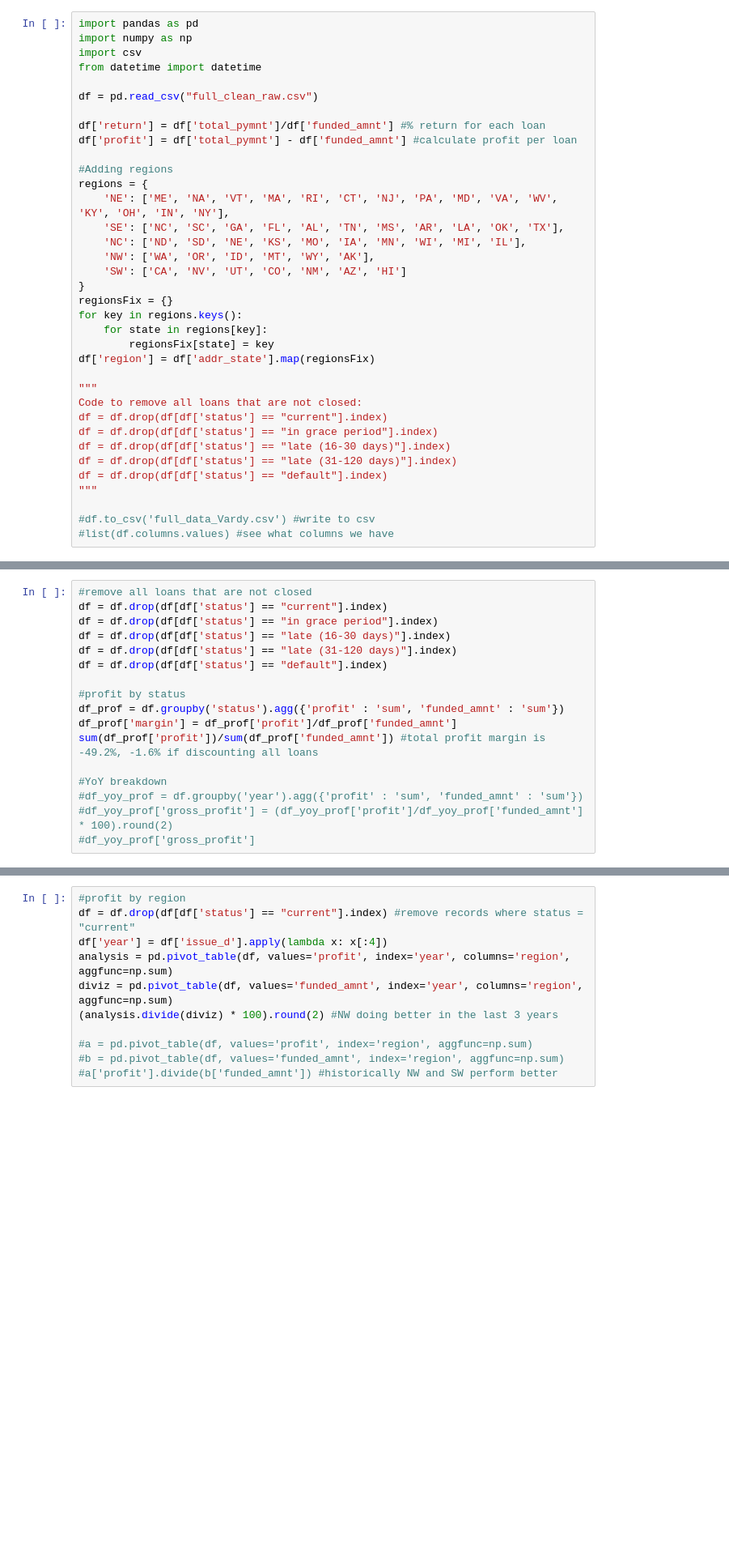
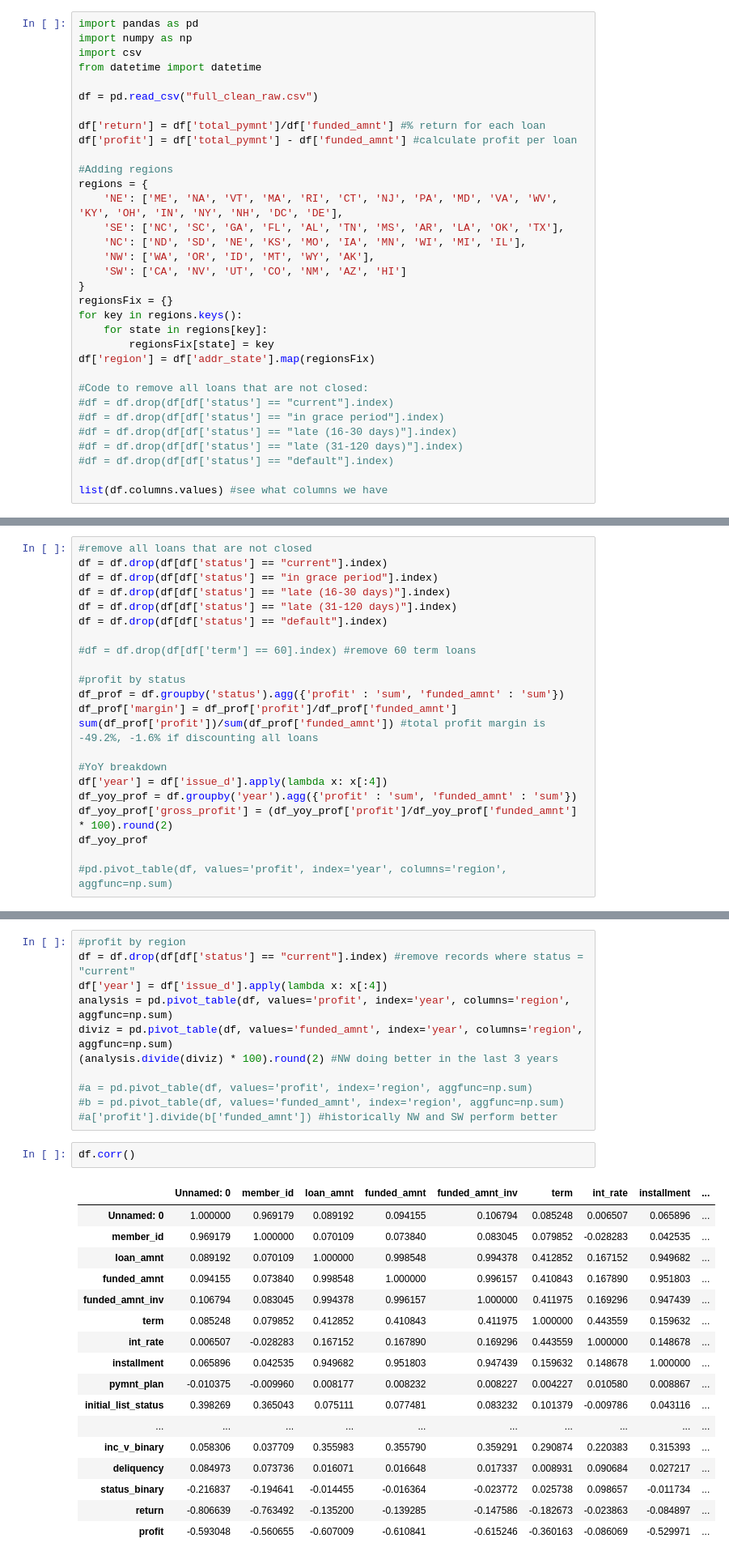
Before and after one commit to jks1995/Bootcamp-Project, a Jupyter notebook: data_Sandbox.ipynb, the cells around one changed output, grey strips where cells are left out. Shown: that part at 81% size. Drawn from its saved outputs; the diff is of its cells as text; blank space fills up the shorter version.

Commit message:
Final Data Sandbox
The most up to date file in case anyone wants to use it as a reference later

```diff
--- a/data_Sandbox.ipynb
+++ b/data_Sandbox.ipynb
@@ -11,7 +11,7 @@ df['profit'] = df['total_pymnt'] - df['funded_amnt'] #calculate profit per loan
 
 #Adding regions
 regions = {
-    'NE': ['ME', 'NA', 'VT', 'MA', 'RI', 'CT', 'NJ', 'PA', 'MD', 'VA', 'WV', 'KY', 'OH', 'IN', 'NY'],
+    'NE': ['ME', 'NA', 'VT', 'MA', 'RI', 'CT', 'NJ', 'PA', 'MD', 'VA', 'WV', 'KY', 'OH', 'IN', 'NY', 'NH', 'DC', 'DE'],
     'SE': ['NC', 'SC', 'GA', 'FL', 'AL', 'TN', 'MS', 'AR', 'LA', 'OK', 'TX'],
     'NC': ['ND', 'SD', 'NE', 'KS', 'MO', 'IA', 'MN', 'WI', 'MI', 'IL'],
     'NW': ['WA', 'OR', 'ID', 'MT', 'WY', 'AK'],
@@ -23,14 +23,11 @@ for key in regions.keys():
         regionsFix[state] = key
 df['region'] = df['addr_state'].map(regionsFix)
 
-"""
-Code to remove all loans that are not closed:
-df = df.drop(df[df['status'] == "current"].index)
-df = df.drop(df[df['status'] == "in grace period"].index)
-df = df.drop(df[df['status'] == "late (16-30 days)"].index)
-df = df.drop(df[df['status'] == "late (31-120 days)"].index)
-df = df.drop(df[df['status'] == "default"].index)
-"""
+#Code to remove all loans that are not closed:
+#df = df.drop(df[df['status'] == "current"].index)
+#df = df.drop(df[df['status'] == "in grace period"].index)
+#df = df.drop(df[df['status'] == "late (16-30 days)"].index)
+#df = df.drop(df[df['status'] == "late (31-120 days)"].index)
+#df = df.drop(df[df['status'] == "default"].index)
 
-#df.to_csv('full_data_Vardy.csv') #write to csv
-#list(df.columns.values) #see what columns we have
+list(df.columns.values) #see what columns we have
@@ -72,15 +87,20 @@ df = df.drop(df[df['status'] == "late (16-30 days)"].index)
 df = df.drop(df[df['status'] == "late (31-120 days)"].index)
 df = df.drop(df[df['status'] == "default"].index)
 
+#df = df.drop(df[df['term'] == 60].index) #remove 60 term loans
+
 #profit by status
 df_prof = df.groupby('status').agg({'profit' : 'sum', 'funded_amnt' : 'sum'})
 df_prof['margin'] = df_prof['profit']/df_prof['funded_amnt']
 sum(df_prof['profit'])/sum(df_prof['funded_amnt']) #total profit margin is -49.2%, -1.6% if discounting all loans
 
 #YoY breakdown
-#df_yoy_prof = df.groupby('year').agg({'profit' : 'sum', 'funded_amnt' : 'sum'})
-#df_yoy_prof['gross_profit'] = (df_yoy_prof['profit']/df_yoy_prof['funded_amnt'] * 100).round(2)
-#df_yoy_prof['gross_profit']
+df['year'] = df['issue_d'].apply(lambda x: x[:4])
+df_yoy_prof = df.groupby('year').agg({'profit' : 'sum', 'funded_amnt' : 'sum'})
+df_yoy_prof['gross_profit'] = (df_yoy_prof['profit']/df_yoy_prof['funded_amnt'] * 100).round(2)
+df_yoy_prof
+
+#pd.pivot_table(df, values='profit', index='year', columns='region', aggfunc=np.sum)
 # %%
 #profit by year
 df = df.drop(df[df['status'] == "current"].index) #remove records where status = "current"
@@ -105,3 +125,23 @@ diviz = pd.pivot_table(df, values='funded_amnt', index='year', columns='region',
 #a = pd.pivot_table(df, values='profit', index='region', aggfunc=np.sum)
 #b = pd.pivot_table(df, values='funded_amnt', index='region', aggfunc=np.sum)
 #a['profit'].divide(b['funded_amnt']) #historically NW and SW perform better
+# %%
+df.corr()
+# %% [output]
+|  | Unnamed: 0 | member_id | loan_amnt | funded_amnt | funded_amnt_inv | term | int_rate | installment | ... |
+| Unnamed: 0 | 1.000000 | 0.969179 | 0.089192 | 0.094155 | 0.106794 | 0.085248 | 0.006507 | 0.065896 | ... |
+| member_id | 0.969179 | 1.000000 | 0.070109 | 0.073840 | 0.083045 | 0.079852 | -0.028283 | 0.042535 | ... |
+| loan_amnt | 0.089192 | 0.070109 | 1.000000 | 0.998548 | 0.994378 | 0.412852 | 0.167152 | 0.949682 | ... |
+| funded_amnt | 0.094155 | 0.073840 | 0.998548 | 1.000000 | 0.996157 | 0.410843 | 0.167890 | 0.951803 | ... |
+| funded_amnt_inv | 0.106794 | 0.083045 | 0.994378 | 0.996157 | 1.000000 | 0.411975 | 0.169296 | 0.947439 | ... |
+| term | 0.085248 | 0.079852 | 0.412852 | 0.410843 | 0.411975 | 1.000000 | 0.443559 | 0.159632 | ... |
+| int_rate | 0.006507 | -0.028283 | 0.167152 | 0.167890 | 0.169296 | 0.443559 | 1.000000 | 0.148678 | ... |
+| installment | 0.065896 | 0.042535 | 0.949682 | 0.951803 | 0.947439 | 0.159632 | 0.148678 | 1.000000 | ... |
+| pymnt_plan | -0.010375 | -0.009960 | 0.008177 | 0.008232 | 0.008227 | 0.004227 | 0.010580 | 0.008867 | ... |
+| initial_list_status | 0.398269 | 0.365043 | 0.075111 | 0.077481 | 0.083232 | 0.101379 | -0.009786 | 0.043116 | ... |
+| ... | ... | ... | ... | ... | ... | ... | ... | ... | ... |
+| inc_v_binary | 0.058306 | 0.037709 | 0.355983 | 0.355790 | 0.359291 | 0.290874 | 0.220383 | 0.315393 | ... |
+| deliquency | 0.084973 | 0.073736 | 0.016071 | 0.016648 | 0.017337 | 0.008931 | 0.090684 | 0.027217 | ... |
+| status_binary | -0.216837 | -0.194641 | -0.014455 | -0.016364 | -0.023772 | 0.025738 | 0.098657 | -0.011734 | ... |
+| return | -0.806639 | -0.763492 | -0.135200 | -0.139285 | -0.147586 | -0.182673 | -0.023863 | -0.084897 | ... |
+| profit | -0.593048 | -0.560655 | -0.607009 | -0.610841 | -0.615246 | -0.360163 | -0.086069 | -0.529971 | ... |
```
Also changed, not shown: parts of 2 cells of this notebook.
